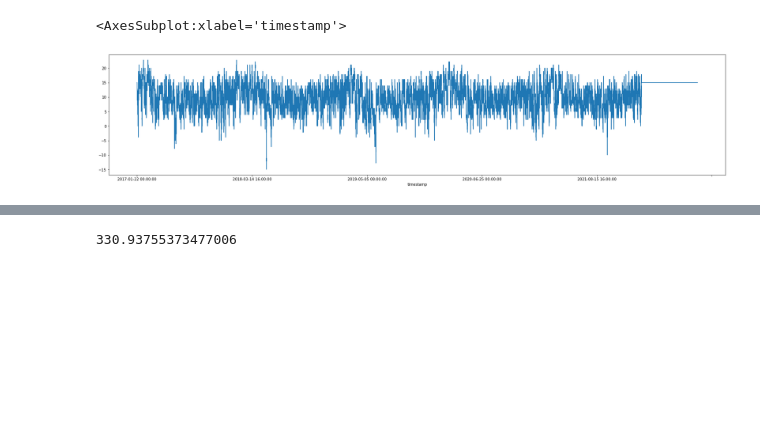
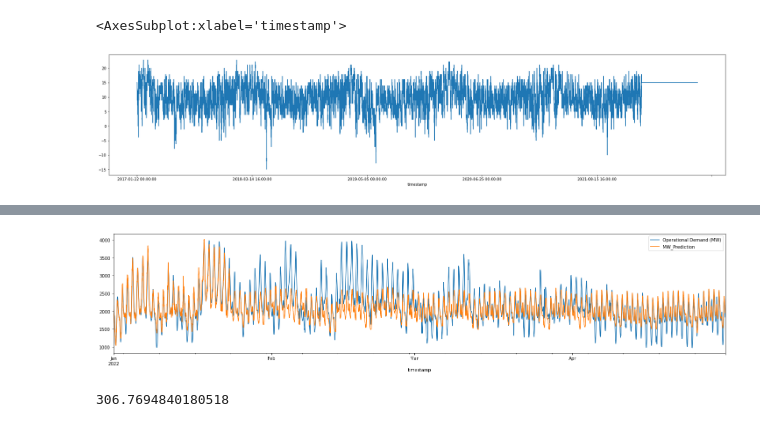
Before and after one commit to UWADSCapstoneUnit/Energy-Usage-Prediction-Project, a Jupyter notebook: Naufal/EDA_Naufal.ipynb, the cells around one changed output, grey strips where cells are left out. Drawn from its saved outputs; the diff is of its cells as text; code cells hidden in the pictures; blank space fills up the shorter version.

```diff
--- a/Code/EDA_Naufal.ipynb
+++ b/Naufal/EDA_Naufal.ipynb
@@ -195,0 +243,7 @@ for i,v in enumerate(importance):
+# %%
+testing_data['MW_Prediction'] = reg.predict(X_test)
+pjme_all = pd.concat([testing_data, training_data], sort=False)
+
+testing_data.index = pd.DatetimeIndex(testing_data['timestamp'])
+#
+testing_data.head(3)
@@ -196,6 +256,16 @@ for i,v in enumerate(importance):
+# %%
+columns = ['Operational Demand (MW)','MW_Prediction']
+# %%
+df = testing_data.loc[testing_data['month'] <= 4].copy()
+
+df = df[columns]
+# %%
+_ = df.plot(figsize=(25, 5))
+# %% [output]
+[figure, added]
 # %%
-mse = mean_squared_error(y_test, y_pred)
+mse = mean_squared_error(y_test, testing_data['MW_Prediction'])
 rmse_svm = np.sqrt(mse)
 rmse_svm
 # %% [output]
-330.93755373477006
+306.7694840180518
```
Also changed, not shown: parts of 18 cells of this notebook.
